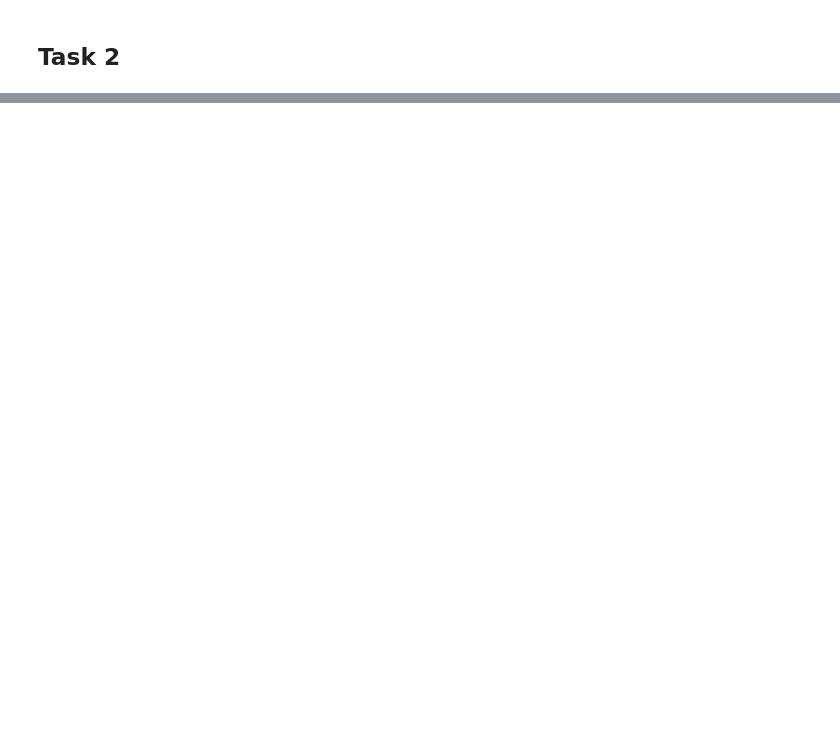
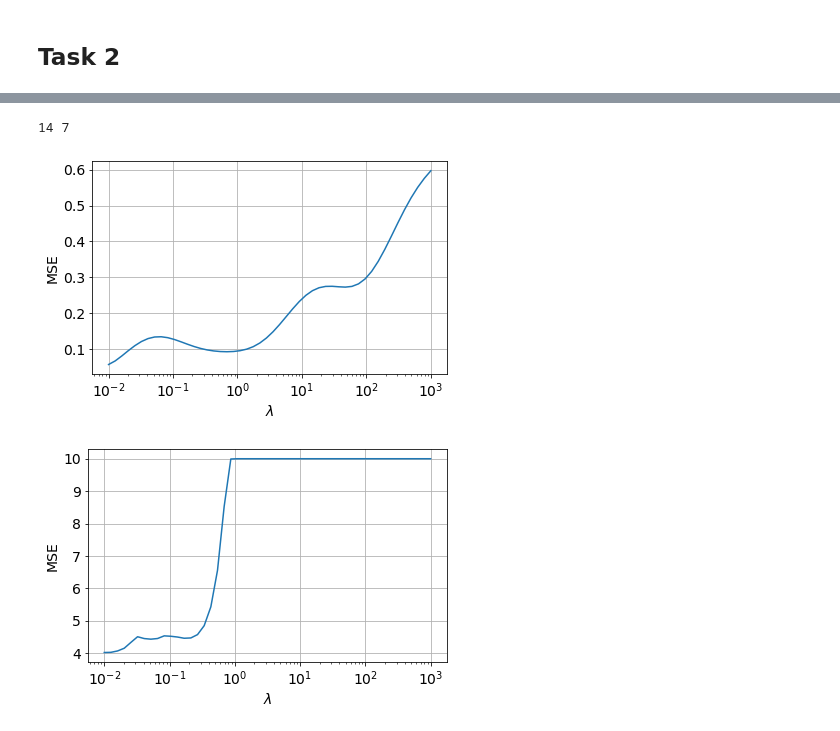
Before and after one commit to MortenTryti/MachineLearning, a Jupyter notebook: Project 1/Project1.ipynb, the cells around one changed output, grey strips where cells are left out. Drawn from its saved outputs; the diff is of its cells as text; code cells hidden in the pictures; blank space fills up the shorter version.

```diff
--- a/Project 1/Project1.ipynb
+++ b/Project 1/Project1.ipynb
@@ -593,5 +694,32 @@ for alpha in lam:
         j +=1
     i +=1
     j=0
+# %%
+
+# Finding the polynomial degree with the least value for MSE for both ridge and lasso's kfold, this is plotted
+bestpolyR = np.unravel_index(k_foldMSE.argmin(), k_foldMSE.shape)[1]
+bestpolyL = np.unravel_index(k_foldMSE_L.argmin(), k_foldMSE_L.shape)[1]
+print(bestpolyR,bestpolyL) # printing best degrees
+plt.semilogx(lam,k_foldMSE[:,bestpolyR])
+plt.grid()
+plt.ylabel("MSE")
+plt.xlabel("$\lambda$")
+plt.tight_layout()
+
+plt.savefig(f"Task4ridge_kfoldDeg{bestpolyR}.pdf")
+plt.show()
+
+
+plt.semilogx(lam,k_foldMSE_L[:,bestpolyL])
+plt.grid()
+plt.ylabel("MSE")
+plt.xlabel("$\lambda$")
+plt.tight_layout()
+
+plt.savefig(f"Task5Lasso_kfoldDeg{bestpolyL}.pdf")
+# %% [output]
+14 7
+[figure, added]
+[figure, added]
 # %%
 #Ridge
```
Also changed, not shown: parts of 12 cells of this notebook, 1 other file.
